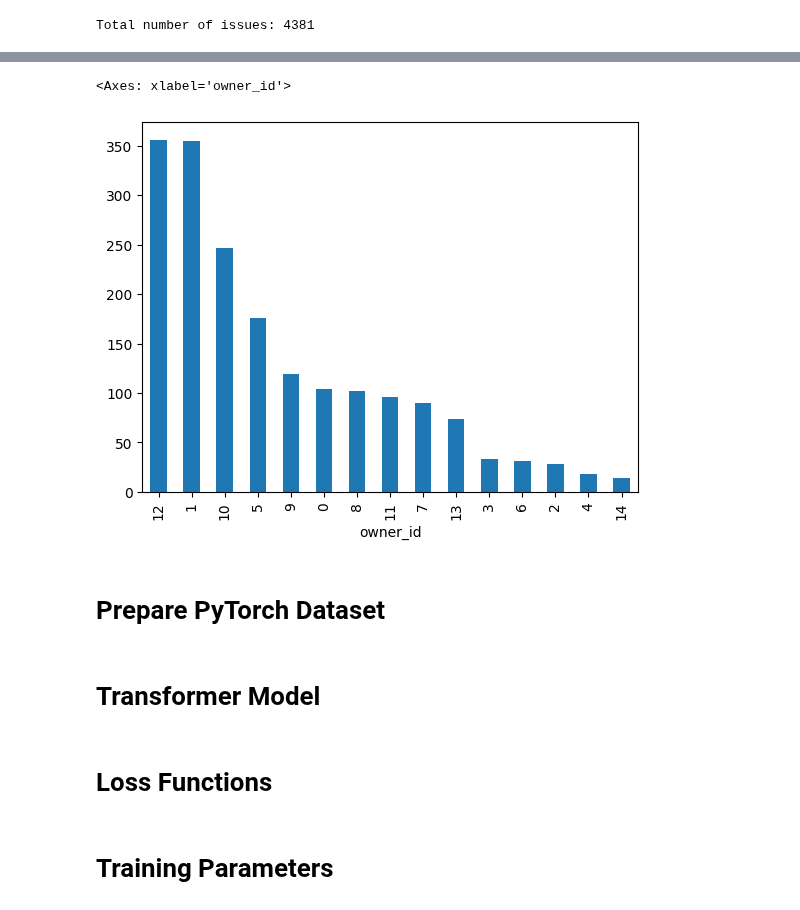
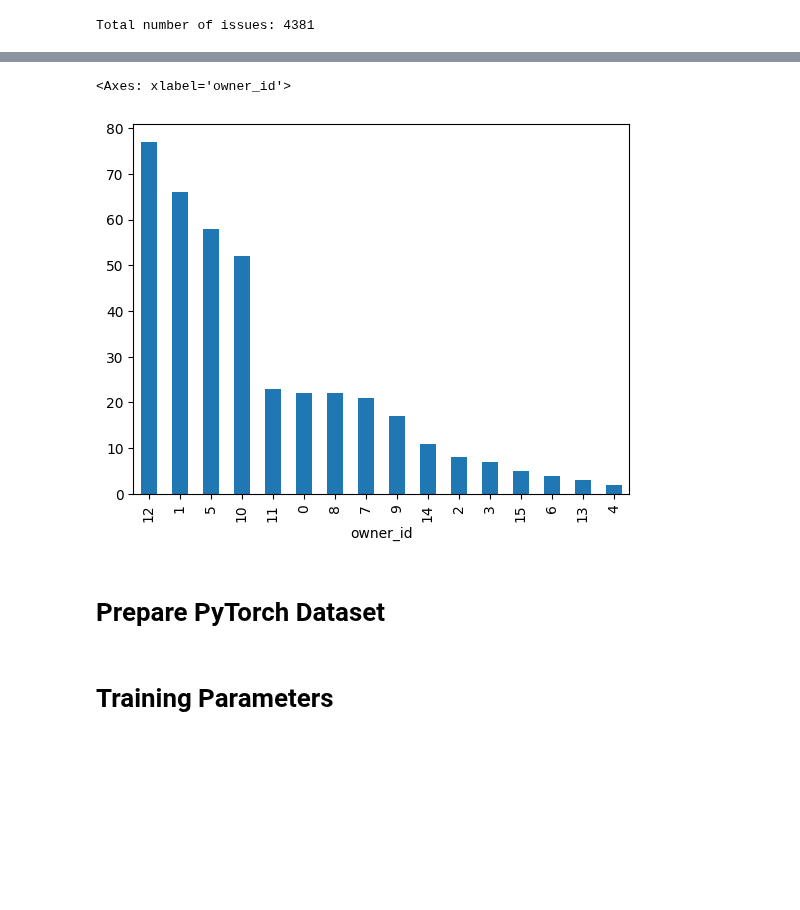
Before and after one commit to afifaniks/triagerX, a Jupyter notebook: notebook/openj9/deberta_training.ipynb, the cells around one changed output, grey strips where cells are left out. Saved outputs shown, nothing was run; the diff lists cells and outputs as text; code cells hidden in the pictures; blank space fills up the shorter version.

```diff
--- a/notebook/openj9/deberta_training.ipynb
+++ b/notebook/openj9/deberta_training.ipynb
@@ -27,14 +27,20 @@ dataset_path = "/home/mdafifal.mamun/notebooks/triagerX/notebook/data/openj9/ope
 df = pd.read_csv(dataset_path)
 df = df.rename(columns={"assignees": "owner", "issue_body": "description"})
 df = df[df["owner"].notna()]
+special_tokens = {
+    "hex": "[HEX]",
+    "timestamp": "[TIMESTAMP]",
+    "float": "[FLOAT_VALUE]",
+    "param": "[PARAM_VALUE]"
+}
 
 def clean_issue_description(text):
     cleaned_text = text.strip()
-    cleaned_text = re.sub(r'0x[\da-fA-F]+', '<HEX>', cleaned_text)
-    cleaned_text = re.sub(r'\b[0-9a-fA-F]{16}\b', '<HEX>', cleaned_text)
-    cleaned_text = re.sub(r'\b\d{2}:\d{2}:\d{2}\.\d{3}\b', '<TIMESTAMP>', cleaned_text)
-    cleaned_text = re.sub(r'\s*[-+]?\d*\.\d+([eE][-+]?\d+)?', '<FLOAT_VALUE>', cleaned_text)
-    cleaned_text = re.sub(r'=\s*-?\d+', '= <PARAM_VALUE>', cleaned_text)
+    cleaned_text = re.sub(r'0x[\da-fA-F]+', special_tokens["hex"], cleaned_text)
+    cleaned_text = re.sub(r'\b[0-9a-fA-F]{16}\b', special_tokens["hex"], cleaned_text)
+    cleaned_text = re.sub(r'\b\d{2}:\d{2}:\d{2}\.\d{3}\b', special_tokens["timestamp"], cleaned_text)
+    cleaned_text = re.sub(r'\s*[-+]?\d*\.\d+([eE][-+]?\d+)?', special_tokens["float"], cleaned_text)
+    cleaned_text = re.sub(r'=\s*-?\d+', f'= {special_tokens["param"]}', cleaned_text)
 
     return cleaned_text
 
@@ -49,10 +55,10 @@ def prepare_dataframe(df: pd.DataFrame) -> pd.DataFrame:
     df["text"] = df.progress_apply(
             lambda x: "Title: "
             + str(x["issue_title"])
-            + "\nComponent: "
-            + str(x["component"])
-            + "\nIssue Topic: "
-            + str(x["topic_label"])
+            # + "\nComponent: "
+            # + str(x["component"])
+            # + "\nIssue Topic: "
+            # + str(x["topic_label"])
             + "\nDescription: "
             + str(x["description"]),
             axis=1,
@@ -86,5 +83,3 @@ df.head()
-# %%
-df["topic_hot"] = pd.get_dummies(df["topic_label"]).values.tolist()
 # %%
 vm_users = ['pshipton', 'keithc-ca', 'gacholio', 'tajila', 'babsingh', 'JasonFengJ9', 'fengxue-IS', 'hangshao0', 'theresa.t.mammarella', 'ChengJin01', 'singh264', 'thallium', 'ThanHenderson']
 jvmti_users = ['gacholio', 'tajila', 'babsingh', 'fengxue-IS']
@@ -144,12 +141,16 @@ Samples per block: 207
 # %%
 # Train and Validation preparation
 
-X_df = sliced_df[:samples_per_block*block]
-y_df = sliced_df[samples_per_block*block : samples_per_block * (block+1)]
+# X_df = sliced_df[:samples_per_block*block]
+# y_df = sliced_df[samples_per_block*block : samples_per_block * (block+2)]
+
+X_df, y_df = train_test_split(df, test_size=0.2)
 
 developers = X_df["owner"].value_counts()
 filtered_developers = developers.index[developers >= sample_threshold]
 X_df = X_df[X_df["owner"].isin(filtered_developers)]
+# X_df["owner"] = X_df["owner"].apply(lambda x: x if x in filtered_developers else "minority")
+# y_df["owner"] = y_df["owner"].apply(lambda x: x if x in filtered_developers else "minority")
 
 train_owners = set(X_df["owner"])
 test_owners = set(y_df["owner"])
@@ -183,10 +210,10 @@ y_df["owner_id"] = y_df["owner"].apply(lambda owner: lbl2idx[owner])
 # %%
 # Contribution plot
 
-X_df.owner_id.value_counts().plot(kind="bar")
+y_df.owner_id.value_counts().plot(kind="bar")
 # %% [output]
 <Axes: xlabel='owner_id'>
-[figure, old version]
+[figure, new version]
 # %% [markdown]
 # Prepare PyTorch Dataset
 # %%
@@ -234,5 +261,3 @@ class TriageDataset(Dataset):
         batch_y = self.get_batch_labels(idx)
 
         return batch_texts, batch_y
-# %% [markdown]
-# Transformer Model
@@ -320,2 +263,0 @@ class LBTPClassifierTopic(nn.Module):
-# %% [markdown]
-# Loss Functions
```
Also changed, not shown: parts of 32 cells of this notebook.
